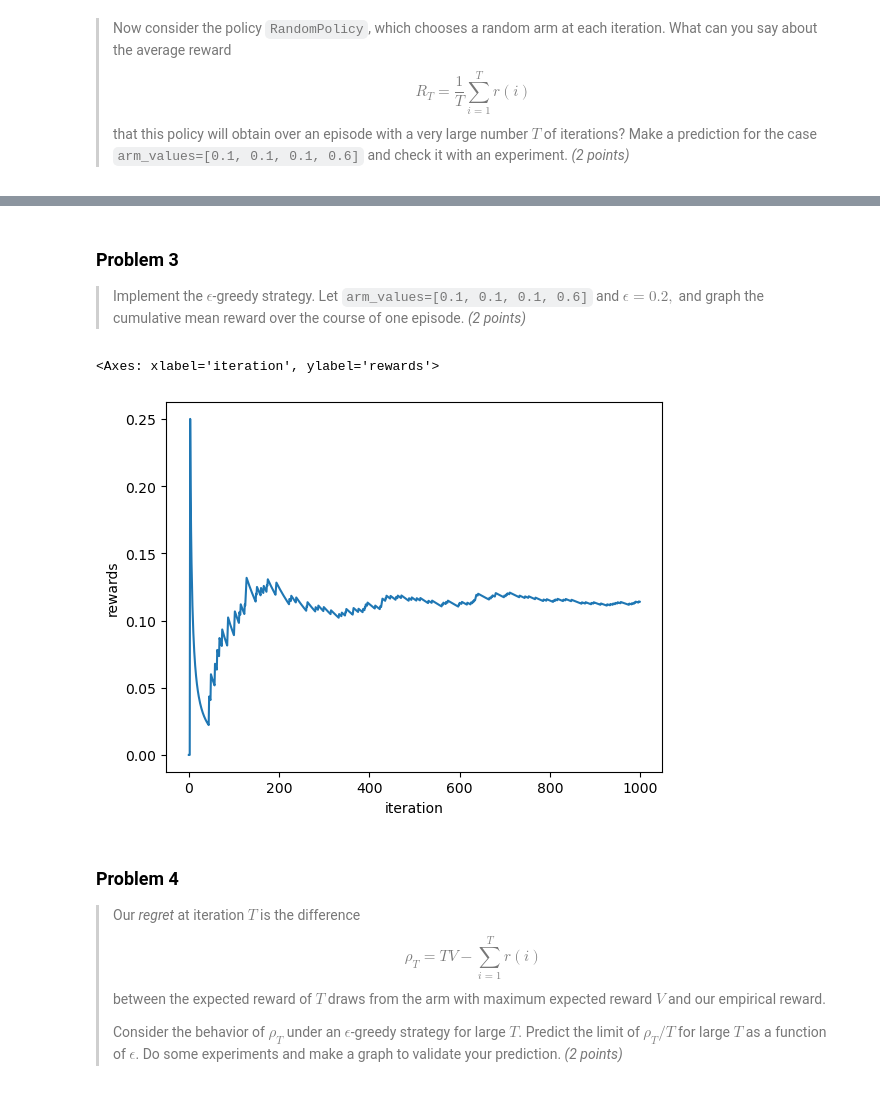
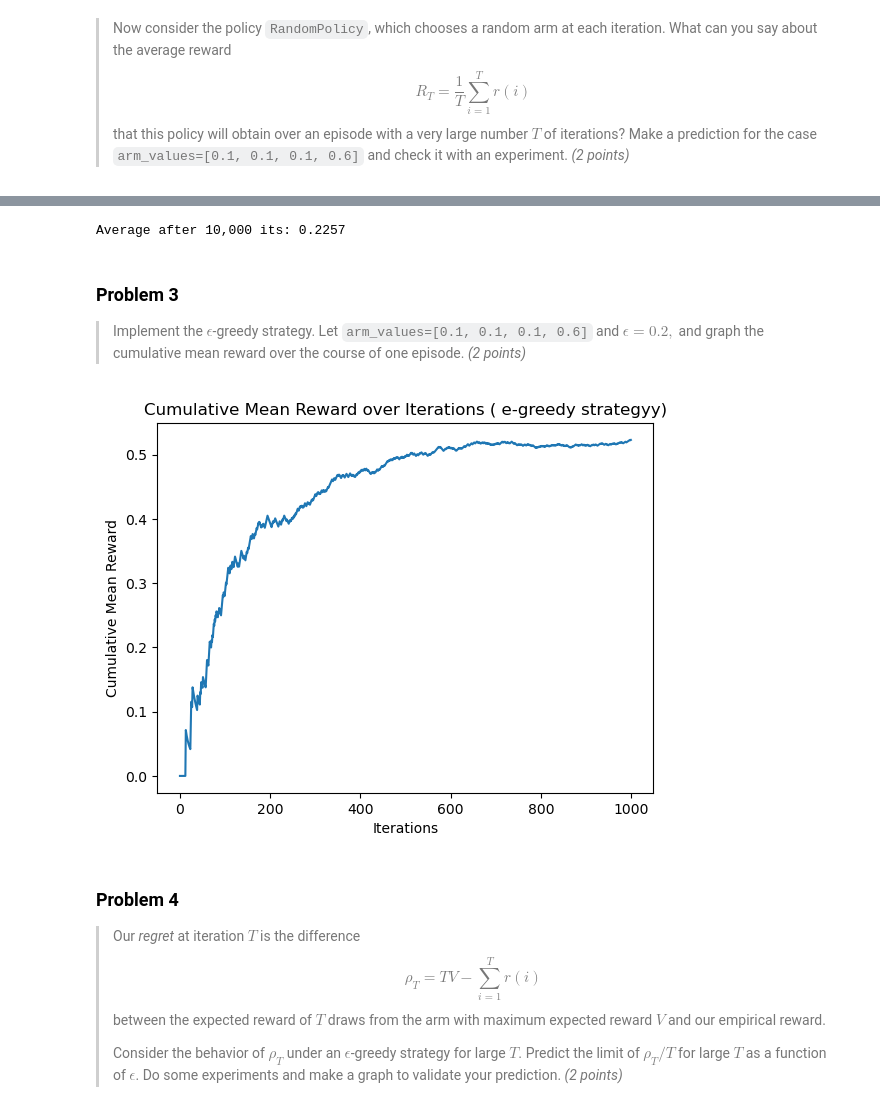
Before and after one commit to Davidpereira2803/IML_Assigments, a Jupyter notebook: Assignment2/homework_2.ipynb, the cells around one changed output, grey strips where cells are left out. Saved outputs shown, nothing was run; the diff lists cells and outputs as text; code cells hidden in the pictures.

```diff
--- a/Assignment2/homework_2.ipynb
+++ b/Assignment2/homework_2.ipynb
@@ -67,28 +73,45 @@ $$
+# %%
+arm_values = [0.1, 0.1, 0.1, 0.6]
+policy = RandomPolicy()
+df = policy.evaluate(arm_values, n_iters=10000)
+
+average = df['rewards'].mean()
+print(f"Average after 10,000 its: {average}")
+# %% [output]
+Average after 10,000 its: 0.2257
 # %% [markdown]
 ### Problem 3
 
 > Implement the $\epsilon$-greedy strategy. Let `arm_values=[0.1, 0.1, 0.1, 0.6]` and $\epsilon = 0.2,$ and graph the cumulative mean reward over the course of one episode. _(2 points)_
-# %%
-from dataclasses import dataclass
-
-
-@dataclass
-class EpsilonGreedy(Policy):
-    epsilon: float
-
-    def choose_arm(self, n_arms, arms, rewards):
-        return 0  # Your code here
-# %%
-import seaborn as sns
-
-
-p = EpsilonGreedy(epsilon=0.2)
-
-df = p.evaluate([0.1, 0.1, 0.1, 0.6])
-sns.lineplot(df, x="iteration", y=df["rewards"].expanding().mean())
-# %% [output]
-<Axes: xlabel='iteration', ylabel='rewards'>
-[figure, removed]
+# %%
+from dataclasses import dataclass
+
+
+@dataclass
+class EpsilonGreedy(Policy):
+    epsilon: float
+
+    def choose_arm(self, n_arms, arms, rewards):
+        if np.random.random() < self.epsilon:
+            return np.random.choice(n_arms)
+        else:
+            avg_rewards = [np.mean(rewards[arms == i]) if i in arms else 0 for i in range(n_arms)]
+            return int(np.argmax(avg_rewards))
+
+
+e_greedy_policy = EpsilonGreedy(epsilon=0.2)
+df = e_greedy_policy.evaluate([0.1, 0.1, 0.1, 0.6])
+# %%
+import matplotlib.pyplot as plt
+import seaborn as sns
+
+sns.lineplot(x=df.index, y=df["rewards"].expanding().mean())
+plt.xlabel("Iterations")
+plt.ylabel("Cumulative Mean Reward")
+plt.title("Cumulative Mean Reward over Iterations ( e-greedy strategyy)")
+plt.show()
+# %% [output]
+[figure, added]
 # %% [markdown]
 ### Problem 4
 
```
Also changed, not shown: parts of 12 cells of this notebook, 2 other files.
